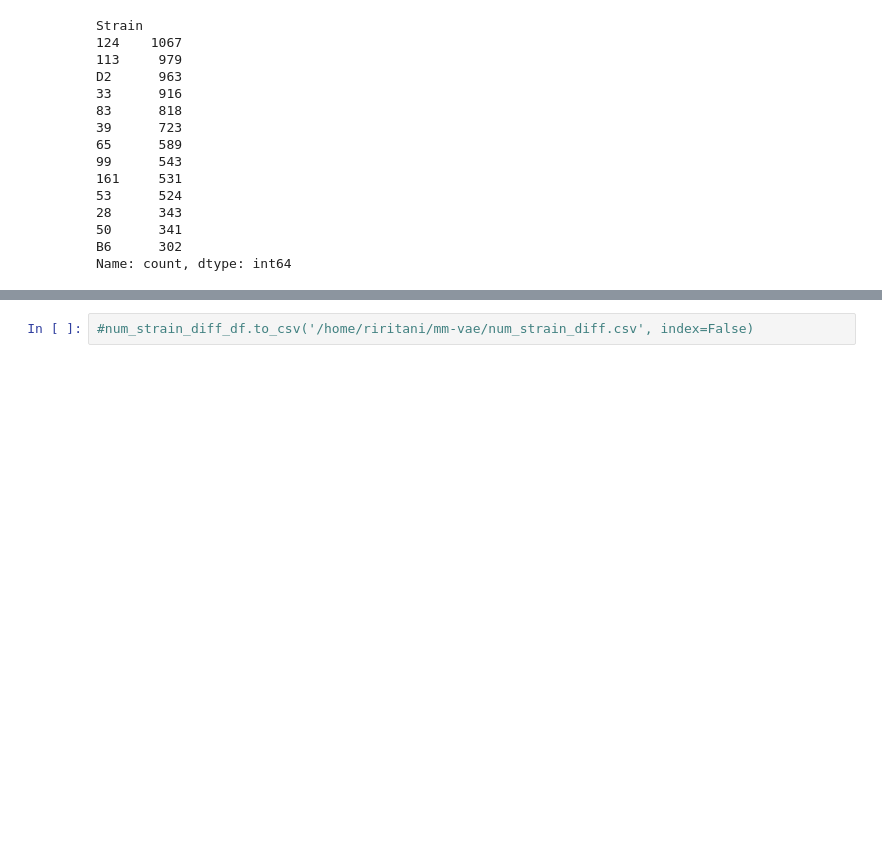
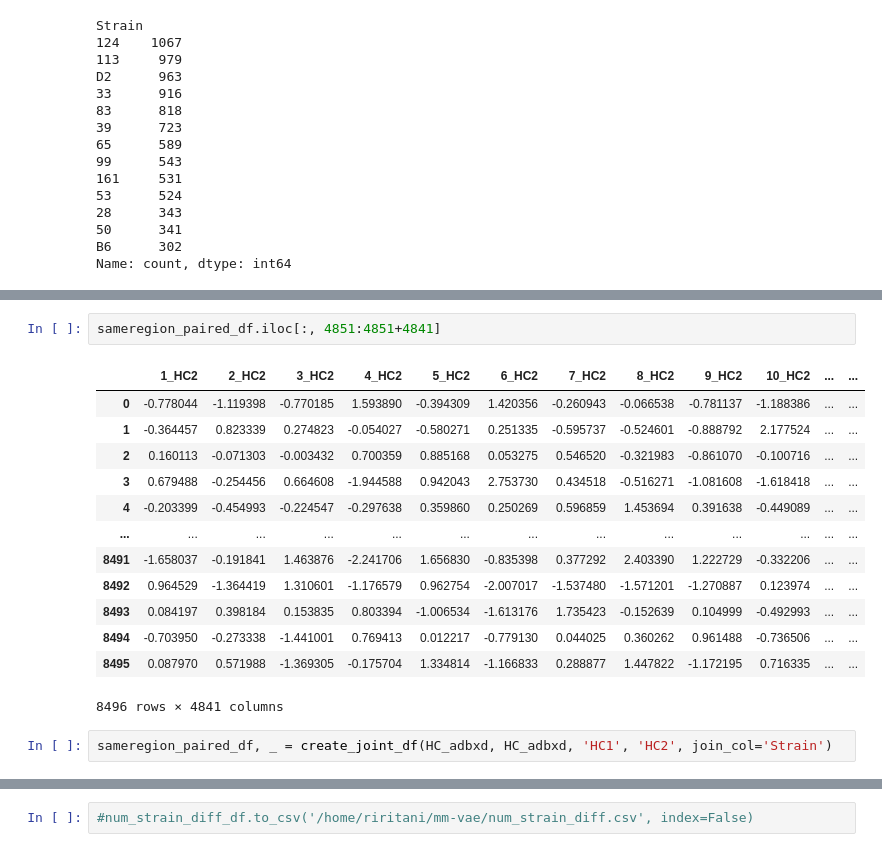
Before and after one commit to draeloslab/mm-vae, a Jupyter notebook: make_joint_data.ipynb, the cells around one changed output, grey strips where cells are left out. Saved outputs shown, nothing was run; the diff lists cells and outputs as text; blank space fills up the shorter version.

```diff
--- a/make_joint_data.ipynb
+++ b/make_joint_data.ipynb
@@ -176,0 +193,18 @@ paired_df, num_strain_diff_df = create_joint_df(HC_adbxd, PFC_adbxd, join_col='S
+# %%
+sameregion_paired_df.iloc[:, 4851:4851+4841]
+# %% [output]
+|  | 1_HC2 | 2_HC2 | 3_HC2 | 4_HC2 | 5_HC2 | 6_HC2 | 7_HC2 | 8_HC2 | 9_HC2 | 10_HC2 | ... | ... |
+| 0 | -0.778044 | -1.119398 | -0.770185 | 1.593890 | -0.394309 | 1.420356 | -0.260943 | -0.066538 | -0.781137 | -1.188386 | ... | ... |
+| 1 | -0.364457 | 0.823339 | 0.274823 | -0.054027 | -0.580271 | 0.251335 | -0.595737 | -0.524601 | -0.888792 | 2.177524 | ... | ... |
+| 2 | 0.160113 | -0.071303 | -0.003432 | 0.700359 | 0.885168 | 0.053275 | 0.546520 | -0.321983 | -0.861070 | -0.100716 | ... | ... |
+| 3 | 0.679488 | -0.254456 | 0.664608 | -1.944588 | 0.942043 | 2.753730 | 0.434518 | -0.516271 | -1.081608 | -1.618418 | ... | ... |
+| 4 | -0.203399 | -0.454993 | -0.224547 | -0.297638 | 0.359860 | 0.250269 | 0.596859 | 1.453694 | 0.391638 | -0.449089 | ... | ... |
+| ... | ... | ... | ... | ... | ... | ... | ... | ... | ... | ... | ... | ... |
+| 8491 | -1.658037 | -0.191841 | 1.463876 | -2.241706 | 1.656830 | -0.835398 | 0.377292 | 2.403390 | 1.222729 | -0.332206 | ... | ... |
+| 8492 | 0.964529 | -1.364419 | 1.310601 | -1.176579 | 0.962754 | -2.007017 | -1.537480 | -1.571201 | -1.270887 | 0.123974 | ... | ... |
+| 8493 | 0.084197 | 0.398184 | 0.153835 | 0.803394 | -1.006534 | -1.613176 | 1.735423 | -0.152639 | 0.104999 | -0.492993 | ... | ... |
+| 8494 | -0.703950 | -0.273338 | -1.441001 | 0.769413 | 0.012217 | -0.779130 | 0.044025 | 0.360262 | 0.961488 | -0.736506 | ... | ... |
+| 8495 | 0.087970 | 0.571988 | -1.369305 | -0.175704 | 1.334814 | -1.166833 | 0.288877 | 1.447822 | -1.172195 | 0.716335 | ... | ... |
+8496 rows × 4841 columns
+# %%
+sameregion_paired_df, _ = create_joint_df(HC_adbxd, HC_adbxd, 'HC1', 'HC2', join_col='Strain')
```
Also changed, not shown: parts of 10 cells of this notebook, 8 other files.
